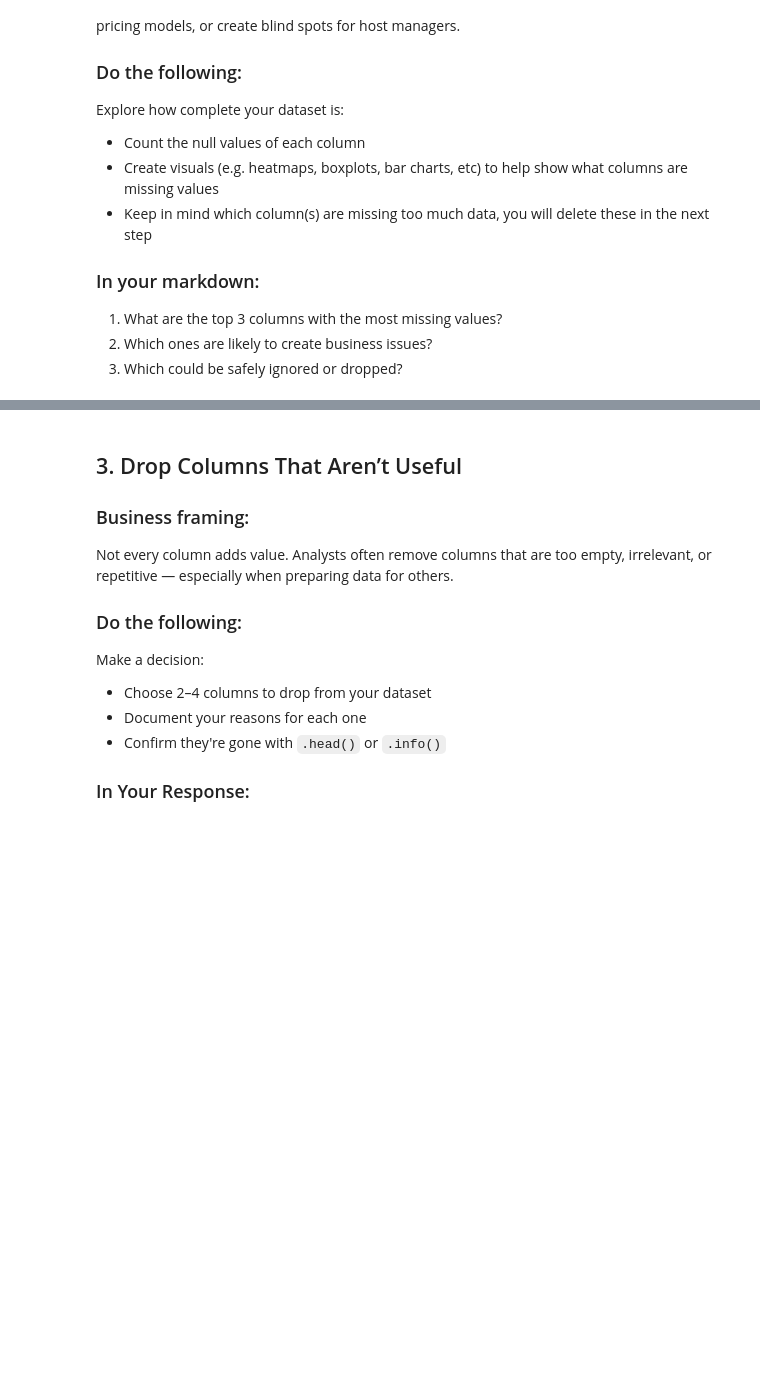
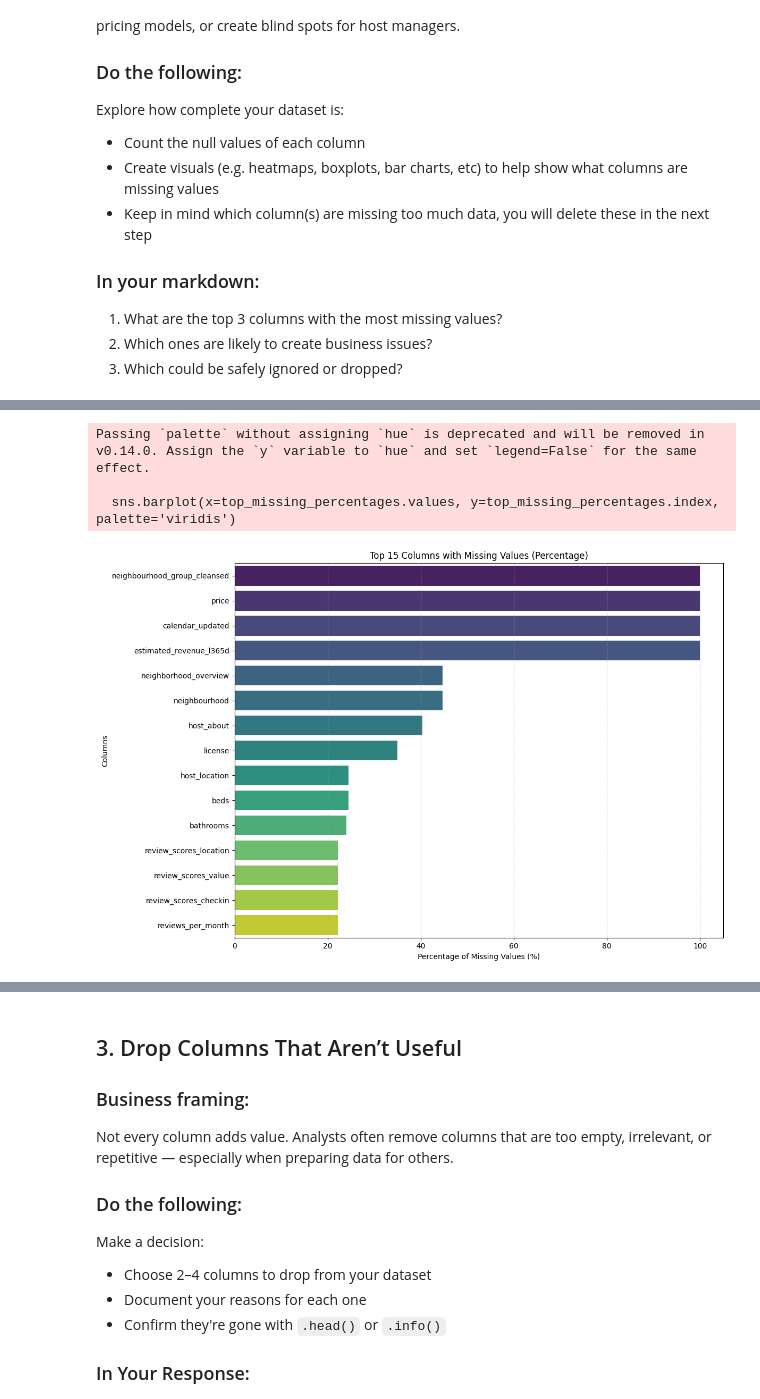
Before and after one commit to meilynbear/IS-4487, a Jupyter notebook: Assignments/assignment_06_data_cleaning.ipynb, the cells around one changed output, grey strips where cells are left out. Drawn from its saved outputs; the diff is of its cells as text; code cells hidden in the pictures; blank space fills up the shorter version.

```diff
--- a/Assignments/assignment_06_data_cleaning.ipynb
+++ b/Assignments/assignment_06_data_cleaning.ipynb
@@ -87,0 +103,24 @@ Explore how complete your dataset is:
+# %%
+# Calculate percentage of missing values
+missing_percentages = (df.isnull().sum() / len(df)) * 100
+missing_percentages = missing_percentages[missing_percentages > 0].sort_values(ascending=False)
+
+if not missing_percentages.empty:
+    # Select top 15 columns for better readability if there are too many
+    top_missing_percentages = missing_percentages.head(15)
+
+    plt.figure(figsize=(12, 8))
+    sns.barplot(x=top_missing_percentages.values, y=top_missing_percentages.index, palette='viridis')
+    plt.title('Top 15 Columns with Missing Values (Percentage)')
+    plt.xlabel('Percentage of Missing Values (%)')
+    plt.ylabel('Columns')
+    plt.grid(axis='x', linestyle='--', alpha=0.7)
+    plt.tight_layout()
+    plt.show()
+else:
+    print('No missing values found in the dataset.')
+# %% [output]
+Passing `palette` without assigning `hue` is deprecated and will be removed in v0.14.0. Assign the `y` variable to `hue` and set `legend=False` for the same effect.
+
+  sns.barplot(x=top_missing_percentages.values, y=top_missing_percentages.index, palette='viridis')
+[figure, added]
```
Also changed, not shown: parts of 4 cells of this notebook.
